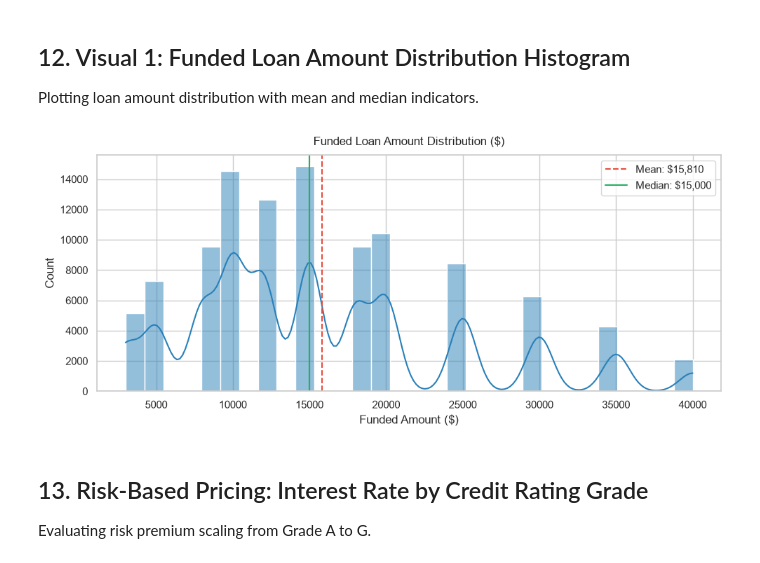
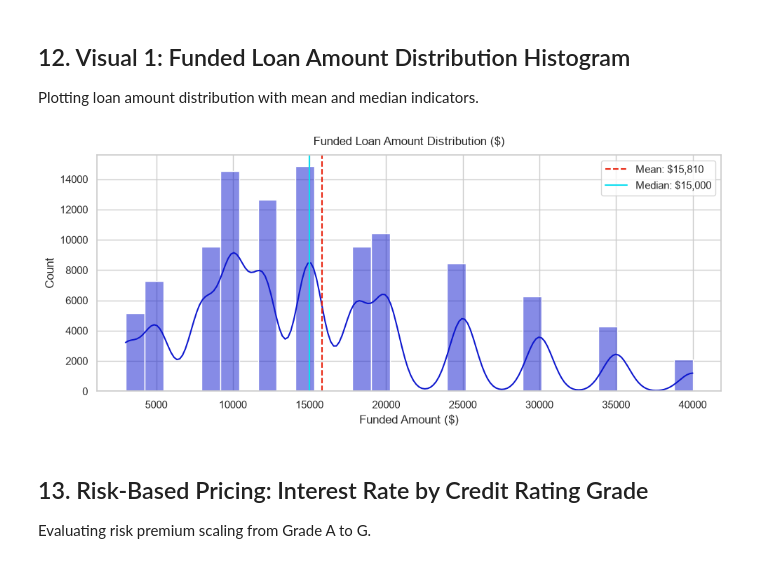
Before and after one commit to piyush8769/fintech-credit-risk-vintage-analysis, a Jupyter notebook: 01_exploratory_data_analysis.ipynb, the cells around one changed output. Cells and saved outputs as stored; diff of their text form; code cells hidden in the pictures.

Commit message:
docs: update EDA notebook outputs for loan distribution

```diff
--- a/01_exploratory_data_analysis.ipynb
+++ b/01_exploratory_data_analysis.ipynb
@@ -153,16 +172,16 @@ Standard Deviation            : $8,709.02
 Plotting loan amount distribution with mean and median indicators.
 # %%
 plt.figure(figsize=(10, 4.5))
-sns.histplot(df['LoanAmount'], bins=30, kde=True, color='#2980b9')
-plt.axvline(df['LoanAmount'].mean(), color='#e74c3c', linestyle='--', label=f'Mean: ${df["LoanAmount"].mean():,.0f}')
-plt.axvline(df['LoanAmount'].median(), color='#27ae60', linestyle='-', label=f'Median: ${df["LoanAmount"].median():,.0f}')
+sns.histplot(df['LoanAmount'], bins=30, kde=True, color="#0e18ce")
+plt.axvline(df['LoanAmount'].mean(), color="#e8220d", linestyle='--', label=f'Mean: ${df["LoanAmount"].mean():,.0f}')
+plt.axvline(df['LoanAmount'].median(), color="#0bddf0", linestyle='-', label=f'Median: ${df["LoanAmount"].median():,.0f}')
 plt.title('Funded Loan Amount Distribution ($)', fontsize=12, pad=10)
 plt.xlabel('Funded Amount ($)')
 plt.legend()
 plt.tight_layout()
 plt.show()
 # %% [output]
-[figure, old version]
+[figure, new version]
 # %% [markdown]
 ## 13. Risk-Based Pricing: Interest Rate by Credit Rating Grade
 Evaluating risk premium scaling from Grade A to G.
```
Also changed, not shown: parts of 2 cells of this notebook.
